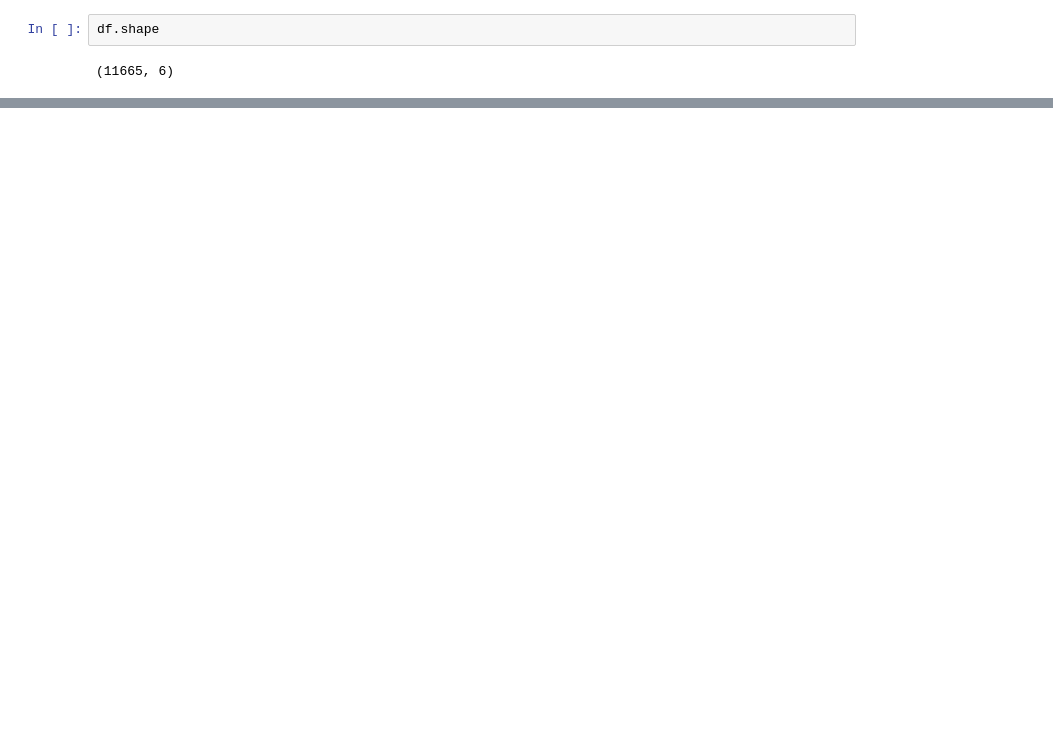
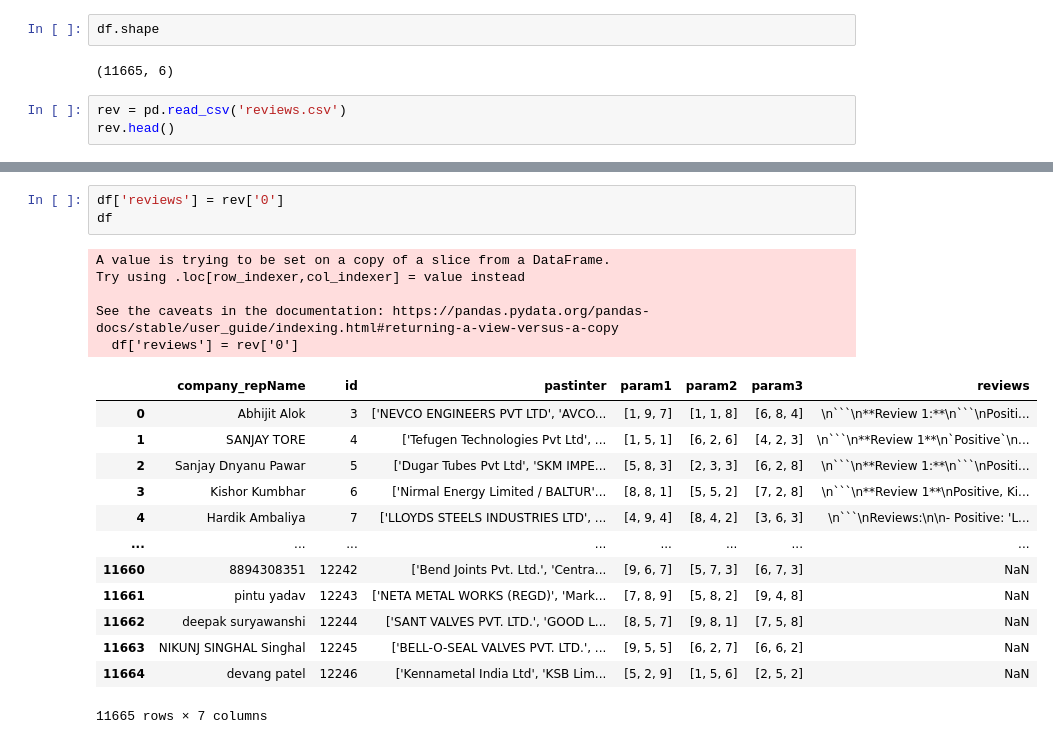
Before and after one commit to lurchyy/MarketWise-C2PO, a Jupyter notebook: ps2.ipynb, the cells around one changed output, grey strips where cells are left out. Cells and saved outputs as stored; diff of their text form; blank space fills up the shorter version.

````diff
--- a/ps2.ipynb
+++ b/ps2.ipynb
@@ -77,3 +77,6 @@ df.head()
 df.shape
 # %% [output]
 (11665, 6)
+# %%
+rev = pd.read_csv('reviews.csv')
+rev.head()
@@ -79,0 +90,22 @@ df.shape
+# %%
+df['reviews'] = rev['0']
+df
+# %% [output]
+A value is trying to be set on a copy of a slice from a DataFrame.
+Try using .loc[row_indexer,col_indexer] = value instead
+
+See the caveats in the documentation: https://pandas.pydata.org/pandas-docs/stable/user_guide/indexing.html#returning-a-view-versus-a-copy
+  df['reviews'] = rev['0']
+|  | company_repName | id | pastinter | param1 | param2 | param3 | reviews |
+| 0 | Abhijit Alok | 3 | ['NEVCO ENGINEERS PVT LTD', 'AVCO... | [1, 9, 7] | [1, 1, 8] | [6, 8, 4] | \n```\n**Review 1:**\n```\nPositi... |
+| 1 | SANJAY TORE | 4 | ['Tefugen Technologies Pvt Ltd', ... | [1, 5, 1] | [6, 2, 6] | [4, 2, 3] | \n```\n**Review 1**\n`Positive`\n... |
+| 2 | Sanjay Dnyanu Pawar | 5 | ['Dugar Tubes Pvt Ltd', 'SKM IMPE... | [5, 8, 3] | [2, 3, 3] | [6, 2, 8] | \n```\n**Review 1:**\n```\nPositi... |
+| 3 | Kishor Kumbhar | 6 | ['Nirmal Energy Limited / BALTUR'... | [8, 8, 1] | [5, 5, 2] | [7, 2, 8] | \n```\n**Review 1**\nPositive, Ki... |
+| 4 | Hardik Ambaliya | 7 | ['LLOYDS STEELS INDUSTRIES LTD', ... | [4, 9, 4] | [8, 4, 2] | [3, 6, 3] | \n```\nReviews:\n\n- Positive: 'L... |
+| ... | ... | ... | ... | ... | ... | ... | ... |
+| 11660 | 8894308351 | 12242 | ['Bend Joints Pvt. Ltd.', 'Centra... | [9, 6, 7] | [5, 7, 3] | [6, 7, 3] | NaN |
+| 11661 | pintu yadav | 12243 | ['NETA METAL WORKS (REGD)', 'Mark... | [7, 8, 9] | [5, 8, 2] | [9, 4, 8] | NaN |
+| 11662 | deepak suryawanshi | 12244 | ['SANT VALVES PVT. LTD.', 'GOOD L... | [8, 5, 7] | [9, 8, 1] | [7, 5, 8] | NaN |
+| 11663 | NIKUNJ SINGHAL Singhal | 12245 | ['BELL-O-SEAL VALVES PVT. LTD.', ... | [9, 5, 5] | [6, 2, 7] | [6, 6, 2] | NaN |
+| 11664 | devang patel | 12246 | ['Kennametal India Ltd', 'KSB Lim... | [5, 2, 9] | [1, 5, 6] | [2, 5, 2] | NaN |
+11665 rows × 7 columns
````
Also changed, not shown: parts of 14 cells of this notebook.
